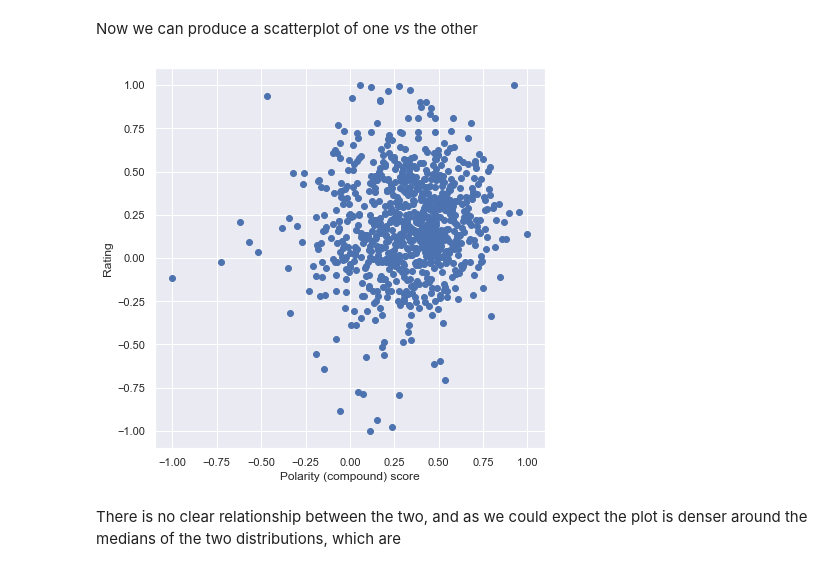
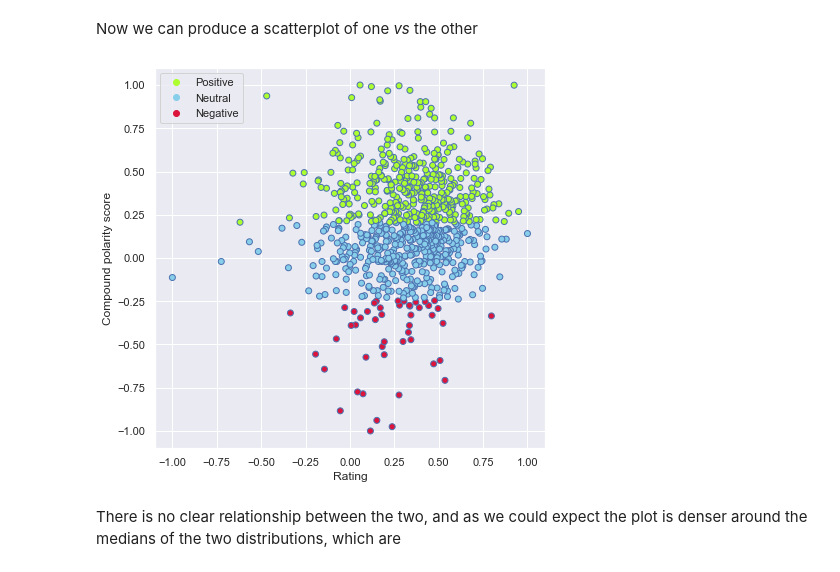
Before and after one commit to AlessandroPecchini/ADM-HW3, a Jupyter notebook: code/main.ipynb, the cells around one changed output. Saved outputs shown, nothing was run; the diff lists cells and outputs as text; code cells hidden in the pictures.

```diff
--- a/code/main.ipynb
+++ b/code/main.ipynb
@@ -788,13 +787,12 @@ pol_score = sent_analysis.norm_col(df_sent['polarity_score'], -1, 1)
 anime_score = sent_analysis.norm_col(df_sent['score'], -1, 1)
 # %% [markdown]
 Now we can produce a scatterplot of one *vs* the other
-# %%
-plt.scatter(anime_score, pol_score)
-plt.xlabel("Polarity (compound) score")
-plt.ylabel("Rating")
-plt.show()
-# %% [output]
-[figure, removed]
+# %%
+sent_analysis.sent_scatter(anime_score, pol_score, df_sent['sentiment'],
+                           xlabel = "Rating",
+                           ylabel = "Compound polarity score").show()
+# %% [output]
+[figure, added]
 # %% [markdown]
 There is no clear relationship between the two, and as we could expect the plot is denser around the medians of the two distributions, which are
 # %%
```
Also changed, not shown: parts of 11 cells of this notebook, 1 other file.
